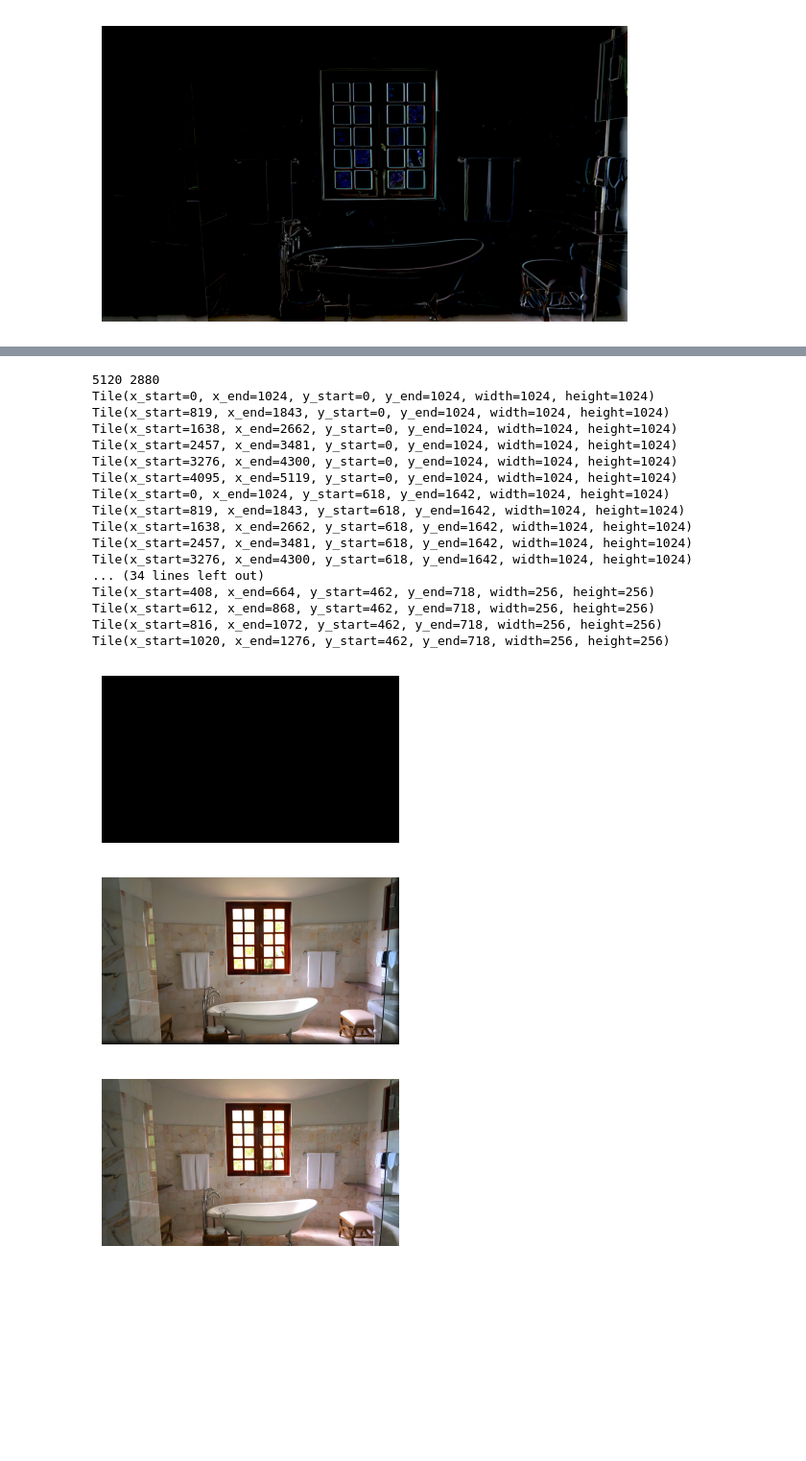
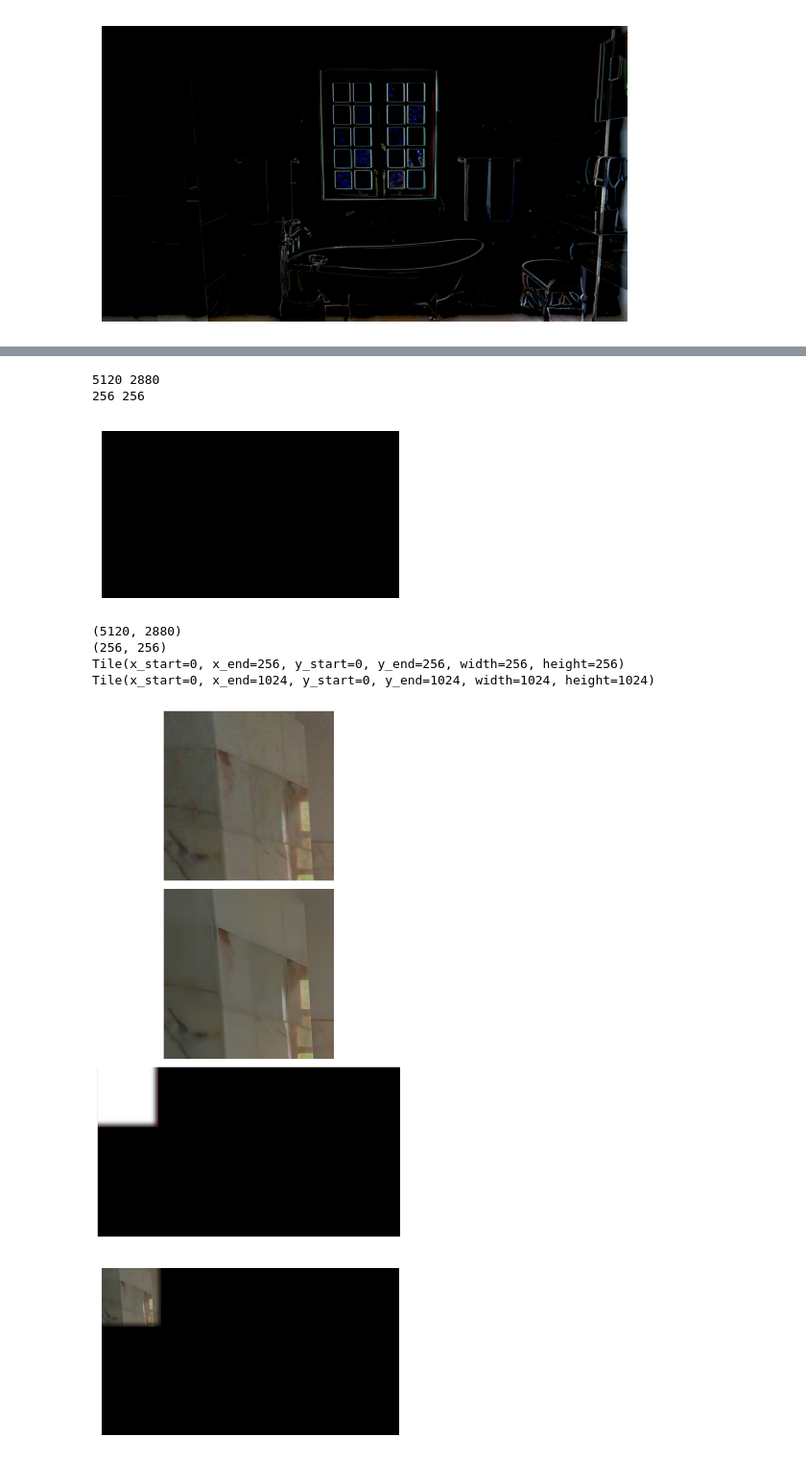
Before and after one commit to albertoarenas/stablediff_workflows, a Jupyter notebook: notebooks/tiling.ipynb, the cells around one changed output, grey strips where cells are left out. Shown at 96% size. Cells and saved outputs as stored; diff of their text form; code cells hidden in the pictures; blank space fills up the shorter version.

```diff
--- a/notebooks/tiling.ipynb
+++ b/notebooks/tiling.ipynb
@@ -454,7 +595,7 @@ print(device)
 model = RealESRGAN(device, scale=4)
 model.load_weights('weights/RealESRGAN_x4.pth', download=True)
 
-input_image = load_image(r"E:\AI\images\places\bathroom_1280_720.png").convert('RGB')
+input_image = ImageUtils.load_image(r"E:\AI\images\places\bathroom_1280_720.png").convert('RGB')
 
 sr_image = model.predict(input_image)
 
@@ -479,8 +620,8 @@ plot_image(image_diff, (8,4))
 # %% [output]
 [figure]
 # %%
-input_image = load_image(r"E:\AI\images\places\bathroom_1280_720.png")
-plot_image(input_image, (4,4))
+input_image = ImageUtils.load_image(r"E:\AI\images\places\bathroom_1280_720.png")
+ImageUtils.plot_image(input_image, (4,4))
 scale_factor = 4
 image_upscaled_width = scale_factor * input_image.width
 image_upscaled_height = scale_factor * input_image.height
@@ -497,61 +638,55 @@ tiles_upscaled = TileCreator.from_min_overlap(
     tile_upscaled_height,
     min_tile_scaled_overlap
 )
 
-for tile_upscaled in tiles_upscaled.tiles:
-    print(tile_upscaled)
 
 tile_width = math.ceil(tile_upscaled_width / scale_factor)
 tile_height = math.ceil(tile_upscaled_height / scale_factor)
 print(tile_width, tile_height)
 
 tiles = TileCreator(input_image.width,
                     input_image.height,
                     tile_width,
                     tile_height,
                     tiles_upscaled.num_tiles_width,
                     tiles_upscaled.num_tiles_height)
 
-for tile in tiles.tiles:
-    print(tile)
-
 feather_radius = 40
 upscaled_tiled_image = Image.new('RGB', (image_upscaled_width, image_upscaled_height), color='black')
-plot_image(upscaled_tiled_image, (4,4))
-
+ImageUtils.plot_image(upscaled_tiled_image, (4,4))
+print(upscaled_tiled_image.size)
 
 for index, (tile, tile_upscaled) in enumerate(zip(tiles.tiles, tiles_upscaled.tiles)):
     tile_image = tile.get_image_tile(input_image)
+    print(tile_image.size)
+    print(tile)
+    print(tile_upscaled)
     # tile_image_scaled = upscale_image(tile_image, scale_factor)
     tile_image_scaled = model.predict(tile_image.convert('RGB'))
+    mask = tile_upscaled.create_blending_mask_target_image_space(upscaled_tiled_image, feather_radius)
+    mask_rgb = tile_upscaled.visualize_blending_mask(mask)
     upscaled_tiled_image = tile_upscaled.compose_with_mask(upscaled_tiled_image, tile_image_scaled, feather_radius)
 
-    # plot_images_grid([tile_image, tile_image_scaled], n_cols=2, n_rows=1, figsize=(4, 2))
+    ImageUtils.plot_images_grid([tile_image, tile_image_scaled, mask_rgb], n_cols=1, n_rows=3, figsize=(10, 10))
 
-plot_image(upscaled_tiled_image,(4,4))
-upscaled_image = upscale_image(input_image,scale_factor)
-plot_image(upscaled_image,(4,4))
-image_diff = image_diff_with_threshold(upscaled_tiled_image.convert('RGB'), upscaled_image.convert('RGB'))
-plot_image(image_diff, (4,4))
+    if index == 0:
+        break
+
+
+
+ImageUtils.plot_image(upscaled_tiled_image,(4,4))
+upscaled_image = ImageUtils.upscale_image(input_image,scale_factor)
+ImageUtils.plot_image(upscaled_image,(4,4))
+image_diff = ImageUtils.image_diff_with_threshold(upscaled_tiled_image.convert('RGB'), upscaled_image.convert('RGB'), threshold=10)
+ImageUtils.plot_image(image_diff, (4,4))
 # %% [output]
 [figure]
 5120 2880
-Tile(x_start=0, x_end=1024, y_start=0, y_end=1024, width=1024, height=1024)
-Tile(x_start=819, x_end=1843, y_start=0, y_end=1024, width=1024, height=1024)
-Tile(x_start=1638, x_end=2662, y_start=0, y_end=1024, width=1024, height=1024)
-Tile(x_start=2457, x_end=3481, y_start=0, y_end=1024, width=1024, height=1024)
-Tile(x_start=3276, x_end=4300, y_start=0, y_end=1024, width=1024, height=1024)
-Tile(x_start=4095, x_end=5119, y_start=0, y_end=1024, width=1024, height=1024)
-Tile(x_start=0, x_end=1024, y_start=618, y_end=1642, width=1024, height=1024)
-Tile(x_start=819, x_end=1843, y_start=618, y_end=1642, width=1024, height=1024)
-Tile(x_start=1638, x_end=2662, y_start=618, y_end=1642, width=1024, height=1024)
-Tile(x_start=2457, x_end=3481, y_start=618, y_end=1642, width=1024, height=1024)
-Tile(x_start=3276, x_end=4300, y_start=618, y_end=1642, width=1024, height=1024)
-... (34 lines left out)
-Tile(x_start=408, x_end=664, y_start=462, y_end=718, width=256, height=256)
-Tile(x_start=612, x_end=868, y_start=462, y_end=718, width=256, height=256)
-Tile(x_start=816, x_end=1072, y_start=462, y_end=718, width=256, height=256)
-Tile(x_start=1020, x_end=1276, y_start=462, y_end=718, width=256, height=256)
+256 256
 [figure]
+(5120, 2880)
+(256, 256)
+Tile(x_start=0, x_end=256, y_start=0, y_end=256, width=256, height=256)
+Tile(x_start=0, x_end=1024, y_start=0, y_end=1024, width=1024, height=1024)
-[figure, old version]
+[figure, new version]
-[figure, old version]
+[figure, new version]
```
Also changed, not shown: parts of 10 cells of this notebook.
